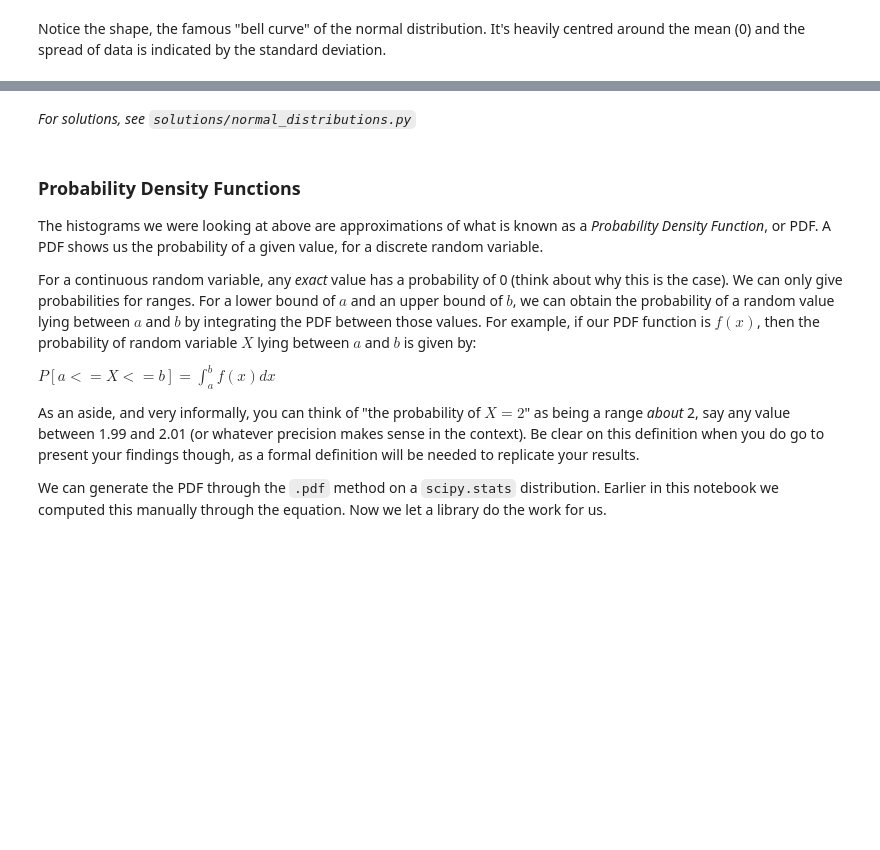
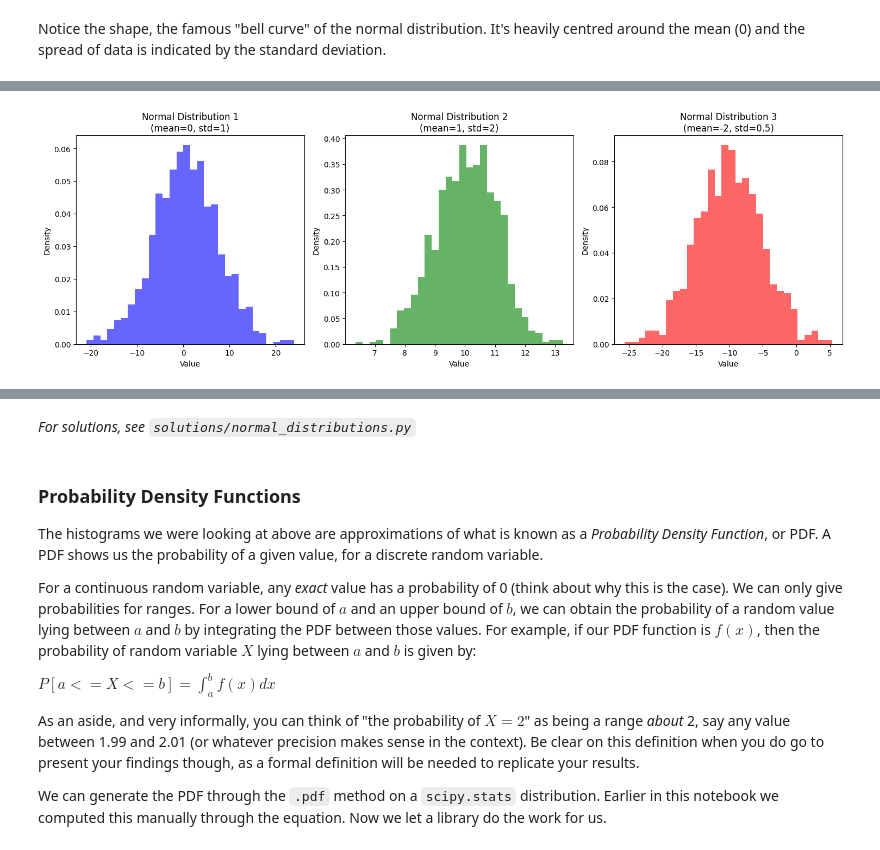
Before and after one commit to PythonCharmers/QuantFinance, a Jupyter notebook: notebooks/Module 1.1.2 - Distributions.ipynb, the cells around one changed output, grey strips where cells are left out. Cells and saved outputs as stored; diff of their text form; code cells hidden in the pictures; blank space fills up the shorter version.

Commit message:
Added another plotting method using matplotlib

```diff
--- a/notebooks/Module 1.1.2 - Distributions.ipynb
+++ b/notebooks/Module 1.1.2 - Distributions.ipynb
@@ -205,6 +205,40 @@ Notice the shape, the famous "bell curve" of the normal distribution. It's heavi
 
 3. Investigate the documentation of Altair and overlay these plots on top of each other, with different colours, giving a result that looks like this:
 <img src="img/snapshot.png">
+# %%
+import matplotlib.pyplot as plt
+import numpy as np
+
+mean1, std_dev1 = 1, 7
+mean2, std_dev2 = 10, 1
+mean3, std_dev3 = -10, 5
+
+data1 = np.random.normal(mean1, std_dev1, 1000)
+data2 = np.random.normal(mean2, std_dev2, 1000)
+data3 = np.random.normal(mean3, std_dev3, 1000)
+
+fig, axs = plt.subplots(1, 3, figsize=(15, 5))
+
+axs[0].hist(data1, bins=30, density=True, alpha=0.6, color='b')
+axs[0].set_title('Normal Distribution 1\n(mean=0, std=1)')
+axs[0].set_xlabel('Value')
+axs[0].set_ylabel('Density')
+
+axs[1].hist(data2, bins=30, density=True, alpha=0.6, color='g')
+axs[1].set_title('Normal Distribution 2\n(mean=1, std=2)')
+axs[1].set_xlabel('Value')
+axs[1].set_ylabel('Density')
+
+axs[2].hist(data3, bins=30, density=True, alpha=0.6, color='r')
+axs[2].set_title('Normal Distribution 3\n(mean=-2, std=0.5)')
+axs[2].set_xlabel('Value')
+axs[2].set_ylabel('Density')
+
+plt.tight_layout()
+
+plt.show()
+# %% [output]
+[figure, added]
 # %%
 # (1)
 import pandas as pd
```
Also changed, not shown: parts of 4 cells of this notebook.
